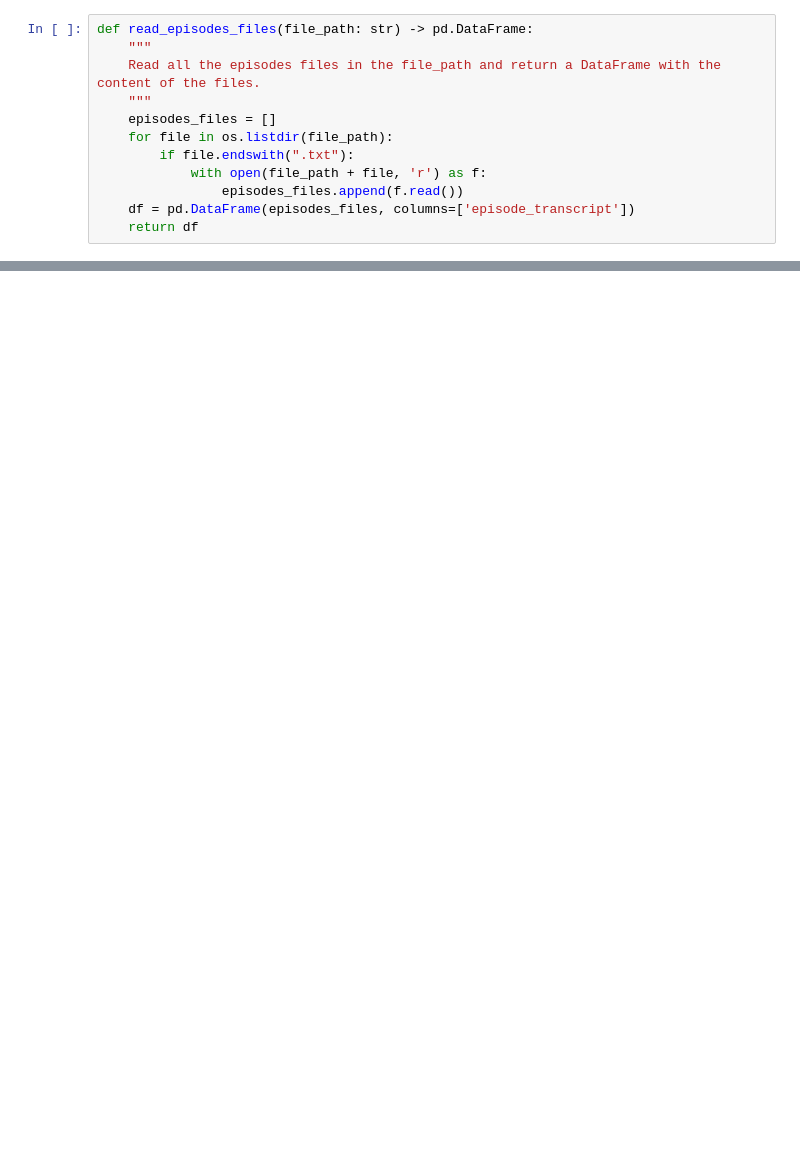
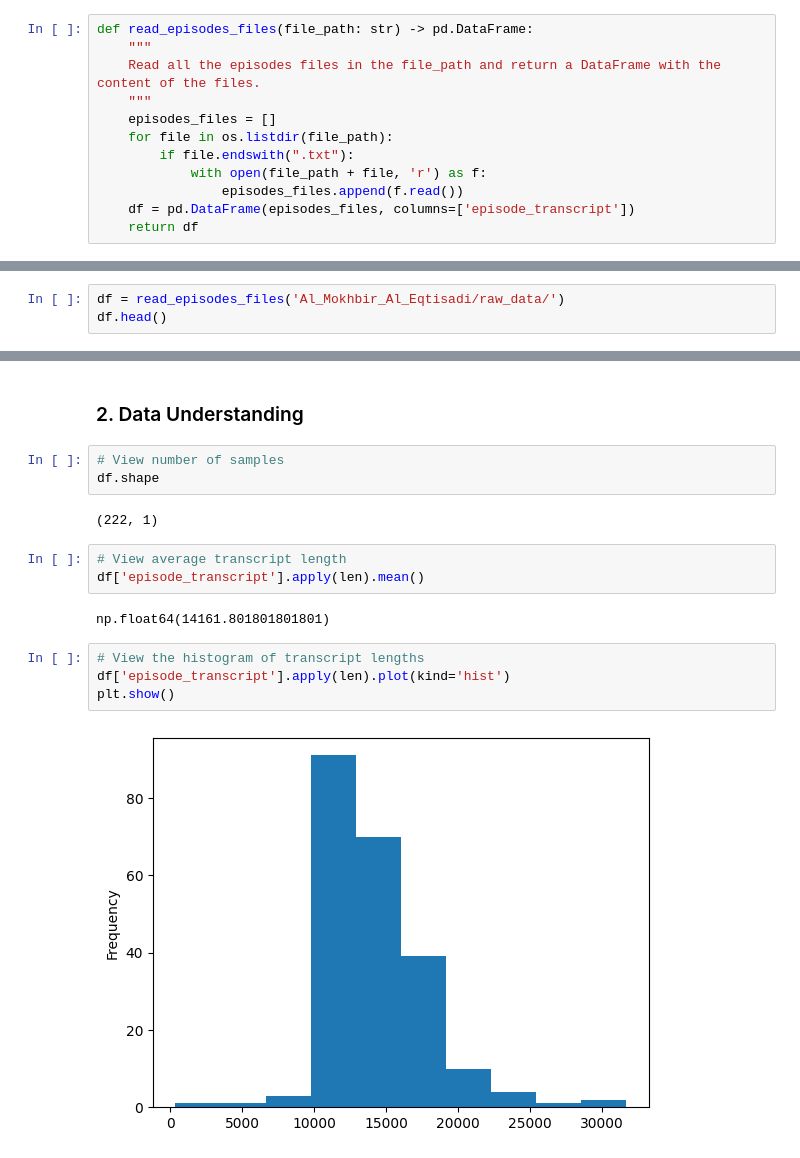
Before and after one commit to OMAR-AHMED-SAAD/NLP_PROJECT_111, a Jupyter notebook: preprocessing.ipynb, the cells around one changed output, grey strips where cells are left out. Saved outputs shown, nothing was run; the diff lists cells and outputs as text; blank space fills up the shorter version.

Commit message:
feat: add Data Understanding section

```diff
--- a/preprocessing.ipynb
+++ b/preprocessing.ipynb
@@ -35,0 +24,3 @@ read_episodes_files('Al_Mokhbir_Al_Eqtisadi/raw_data/')
+# %%
+df = read_episodes_files('Al_Mokhbir_Al_Eqtisadi/raw_data/')
+df.head()
@@ -35,0 +34,18 @@ read_episodes_files('Al_Mokhbir_Al_Eqtisadi/raw_data/')
+# %% [markdown]
+### 2. Data Understanding
+# %%
+# View number of samples
+df.shape
+# %% [output]
+(222, 1)
+# %%
+# View average transcript length
+df['episode_transcript'].apply(len).mean()
+# %% [output]
+np.float64(14161.801801801801)
+# %%
+# View the histogram of transcript lengths
+df['episode_transcript'].apply(len).plot(kind='hist')
+plt.show()
+# %% [output]
+[figure, added]
```
Also changed, not shown: parts of 11 cells of this notebook.
